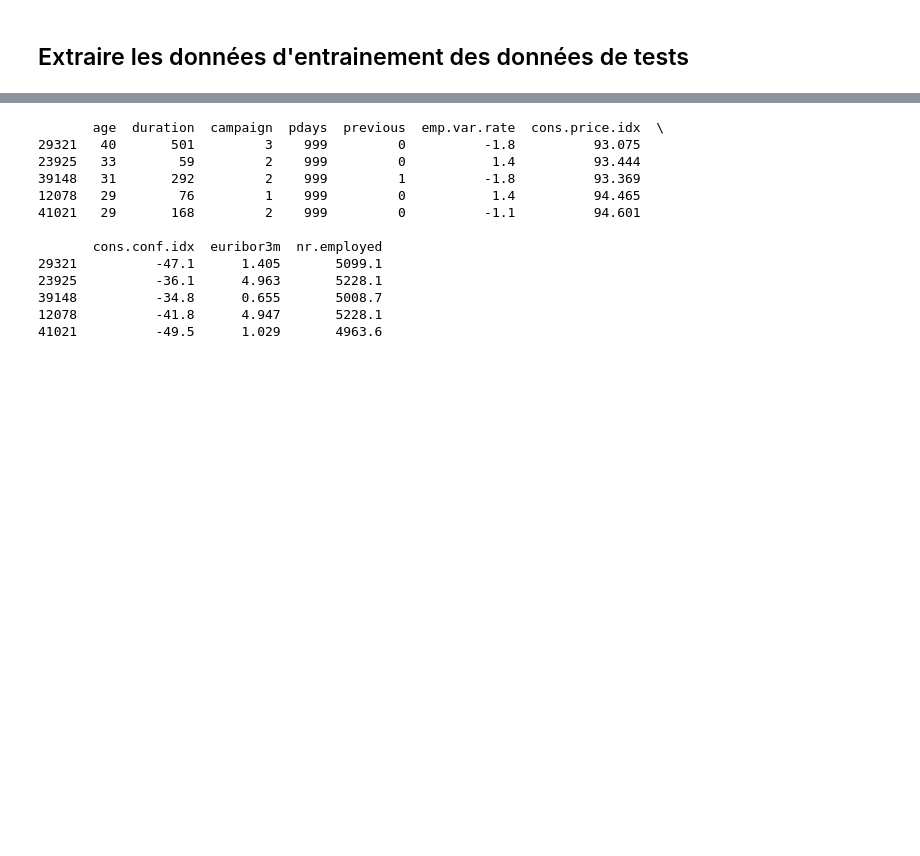
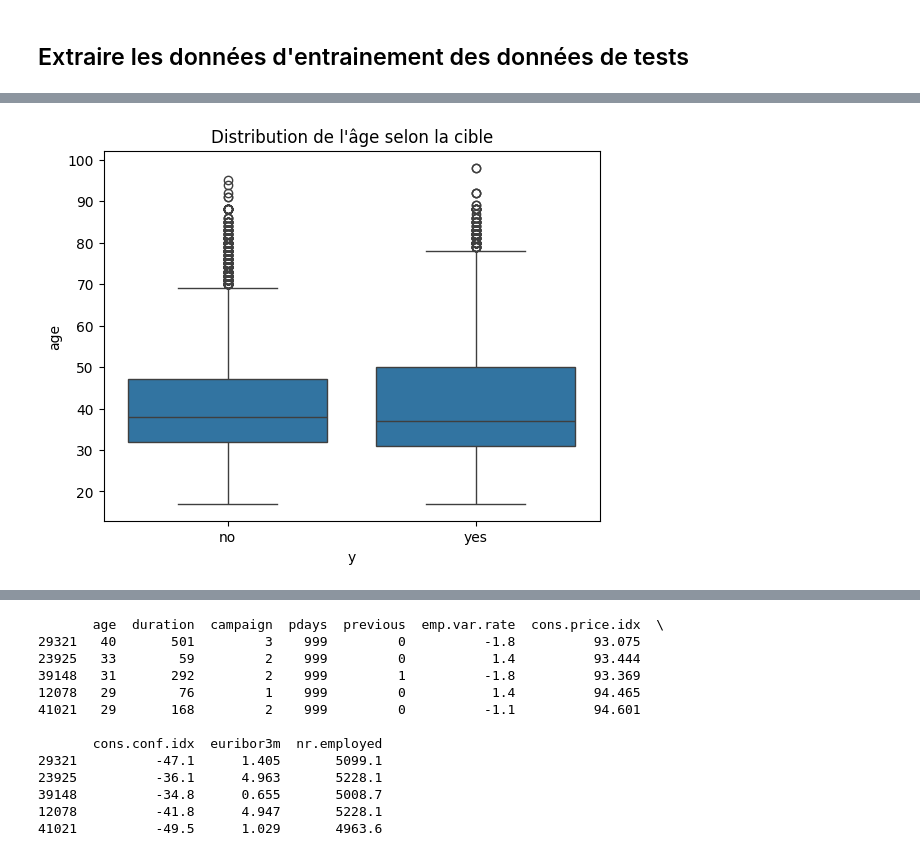
Before and after one commit to djamaliAliBahaBakar/bank-marketing, a Jupyter notebook: processing.ipynb, the cells around one changed output, grey strips where cells are left out. Cells and saved outputs as stored; diff of their text form; code cells hidden in the pictures; blank space fills up the shorter version.

```diff
--- a/processing.ipynb
+++ b/processing.ipynb
@@ -55,0 +97,7 @@ dtype: object
+# %%
+
+sns.boxplot(x='y', y='age', data=bank_data)
+plt.title("Distribution de l'âge selon la cible")
+plt.show()
+# %% [output]
+[figure, added]
```
Also changed, not shown: parts of 7 cells of this notebook.
